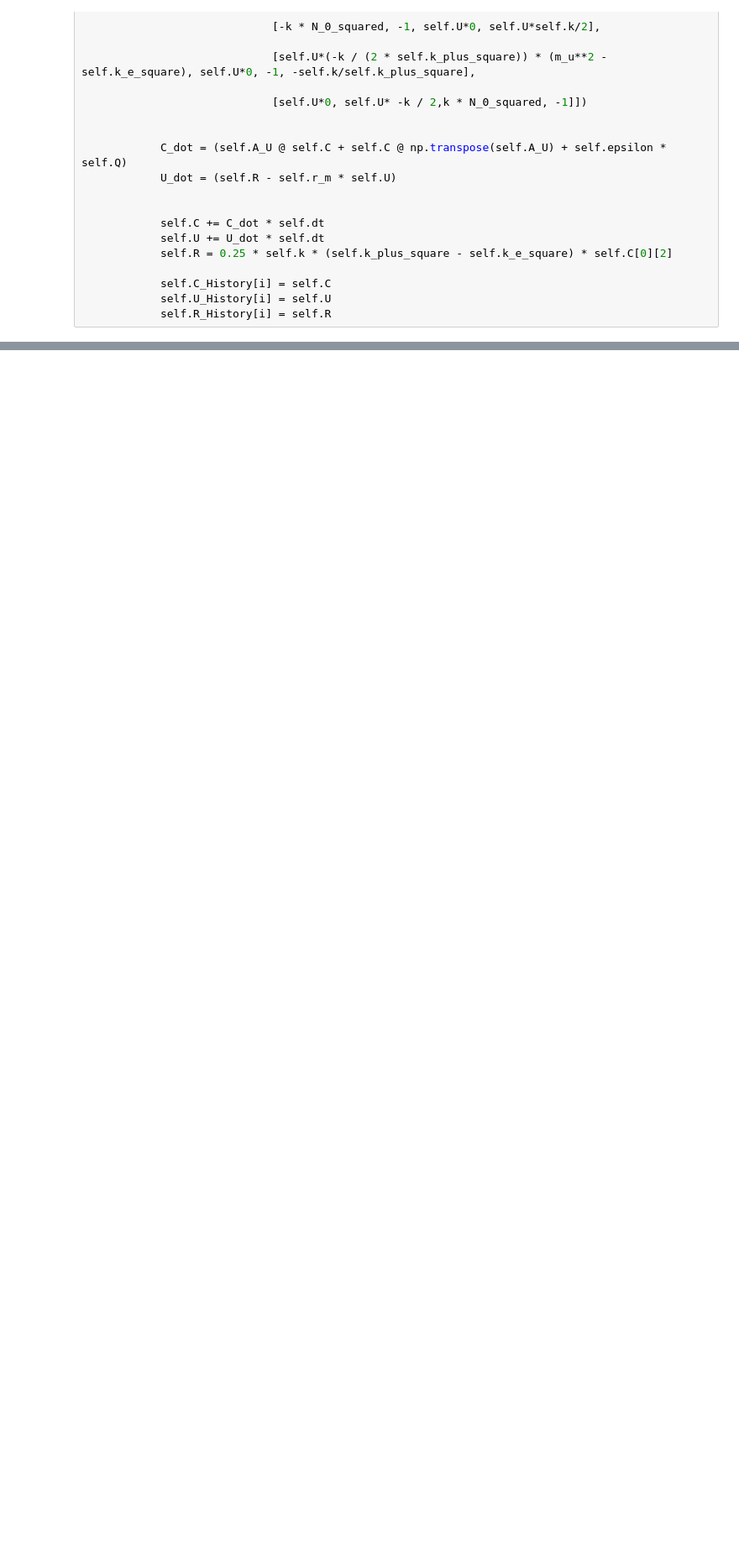
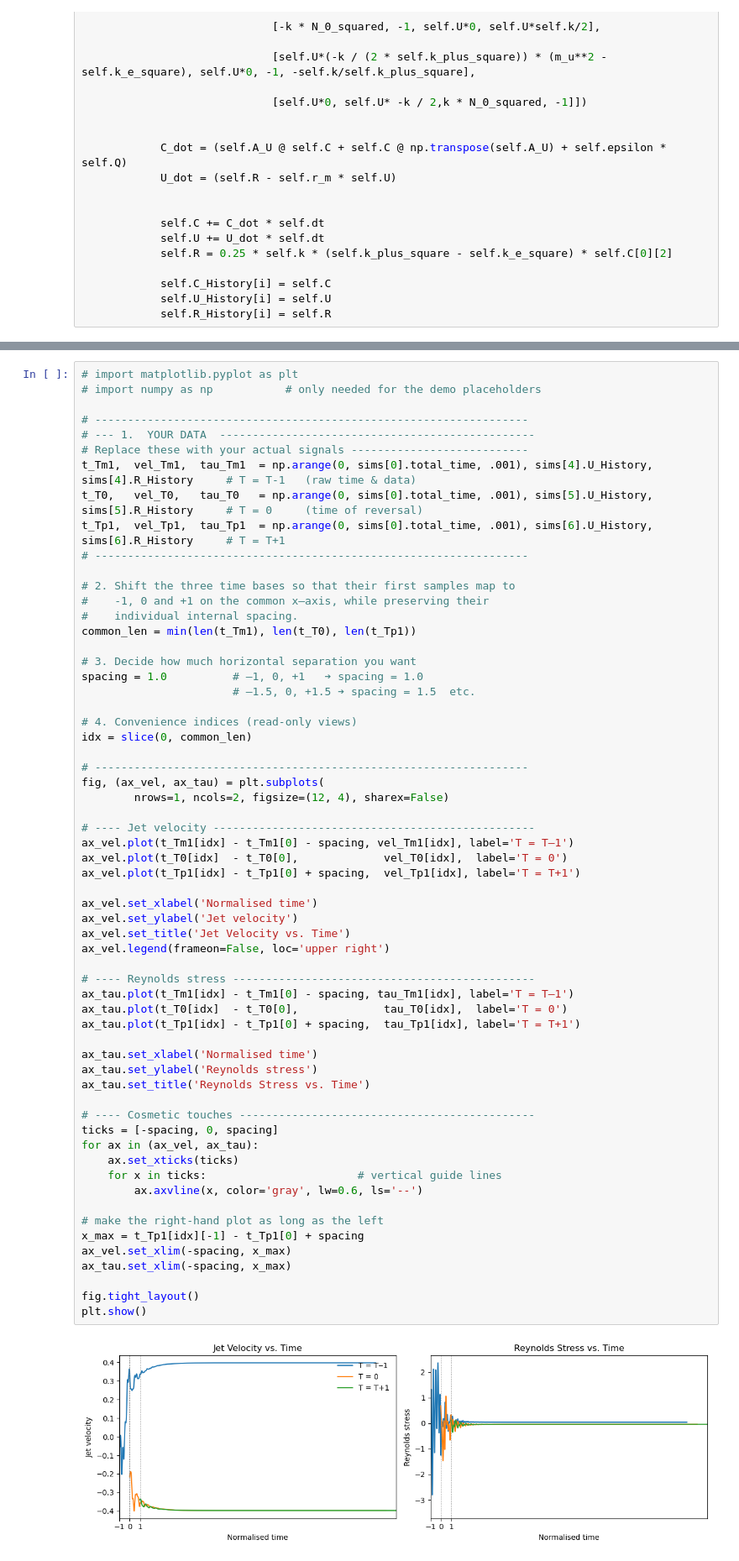
Before and after one commit to baasilsanu/Move, a Jupyter notebook: JupyterFiles/SSDsolverNotebook.ipynb, the cells around one changed output, grey strips where cells are left out. Shown at 84% size. Drawn from its saved outputs; the diff is of its cells as text; blank space fills up the shorter version.

```diff
--- a/JupyterFiles/SSDsolverNotebook.ipynb
+++ b/JupyterFiles/SSDsolverNotebook.ipynb
@@ -276,0 +306,63 @@ if __name__ == "__main__":
+# %%
+# import matplotlib.pyplot as plt
+# import numpy as np           # only needed for the demo placeholders
+
+# ------------------------------------------------------------------
+# --- 1.  YOUR DATA  ------------------------------------------------
+# Replace these with your actual signals ---------------------------
+t_Tm1,  vel_Tm1,  tau_Tm1  = np.arange(0, sims[0].total_time, .001), sims[4].U_History, sims[4].R_History     # T = T‑1   (raw time & data)
+t_T0,   vel_T0,   tau_T0   = np.arange(0, sims[0].total_time, .001), sims[5].U_History, sims[5].R_History     # T = 0     (time of reversal)
+t_Tp1,  vel_Tp1,  tau_Tp1  = np.arange(0, sims[0].total_time, .001), sims[6].U_History, sims[6].R_History     # T = T+1
+# ------------------------------------------------------------------
+
+# 2. Shift the three time bases so that their first samples map to
+#    -1, 0 and +1 on the common x–axis, while preserving their
+#    individual internal spacing.
+common_len = min(len(t_Tm1), len(t_T0), len(t_Tp1))
+
+# 3. Decide how much horizontal separation you want
+spacing = 1.0          # –1, 0, +1   ➔ spacing = 1.0
+                       # –1.5, 0, +1.5 ➔ spacing = 1.5  etc.
+
+# 4. Convenience indices (read‑only views)
+idx = slice(0, common_len)
+
+# ------------------------------------------------------------------
+fig, (ax_vel, ax_tau) = plt.subplots(
+        nrows=1, ncols=2, figsize=(12, 4), sharex=False)
+
+# ---- Jet velocity -------------------------------------------------
+ax_vel.plot(t_Tm1[idx] - t_Tm1[0] - spacing, vel_Tm1[idx], label='T = T‒1')
+ax_vel.plot(t_T0[idx]  - t_T0[0],             vel_T0[idx],  label='T = 0')
+ax_vel.plot(t_Tp1[idx] - t_Tp1[0] + spacing,  vel_Tp1[idx], label='T = T+1')
+
+ax_vel.set_xlabel('Normalised time')
+ax_vel.set_ylabel('Jet velocity')
+ax_vel.set_title('Jet Velocity vs. Time')
+ax_vel.legend(frameon=False, loc='upper right')
+
+# ---- Reynolds stress ----------------------------------------------
+ax_tau.plot(t_Tm1[idx] - t_Tm1[0] - spacing, tau_Tm1[idx], label='T = T‒1')
+ax_tau.plot(t_T0[idx]  - t_T0[0],             tau_T0[idx],  label='T = 0')
+ax_tau.plot(t_Tp1[idx] - t_Tp1[0] + spacing,  tau_Tp1[idx], label='T = T+1')
+
+ax_tau.set_xlabel('Normalised time')
+ax_tau.set_ylabel('Reynolds stress')
+ax_tau.set_title('Reynolds Stress vs. Time')
+
+# ---- Cosmetic touches ---------------------------------------------
+ticks = [-spacing, 0, spacing]
+for ax in (ax_vel, ax_tau):
+    ax.set_xticks(ticks)
+    for x in ticks:                       # vertical guide lines
+        ax.axvline(x, color='gray', lw=0.6, ls='--')
+
+# make the right‑hand plot as long as the left
+x_max = t_Tp1[idx][-1] - t_Tp1[0] + spacing
+ax_vel.set_xlim(-spacing, x_max)
+ax_tau.set_xlim(-spacing, x_max)
+
+fig.tight_layout()
+plt.show()
+# %% [output]
+[figure, added]
```
Also changed, not shown: parts of 8 cells of this notebook, 7 other files.
